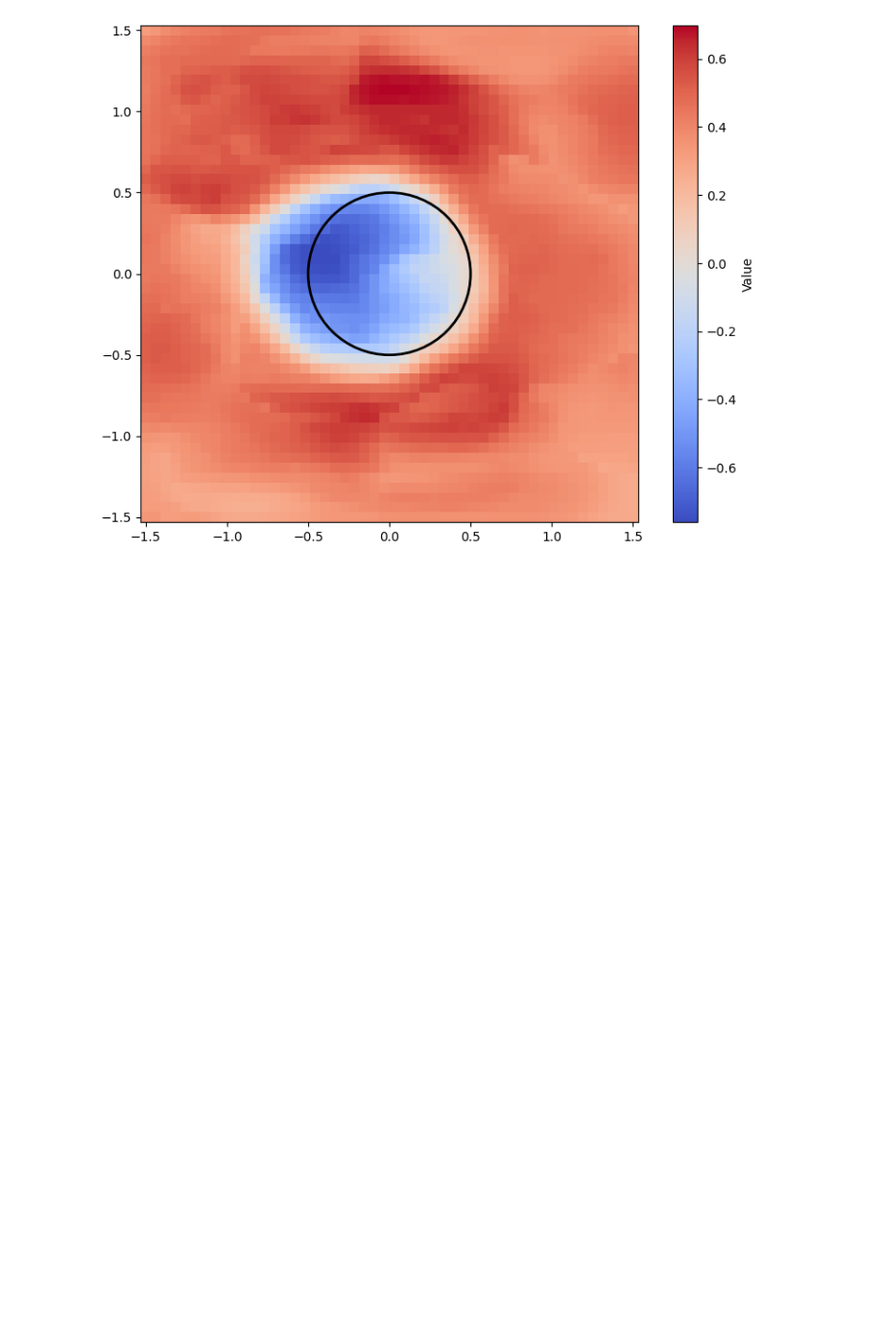
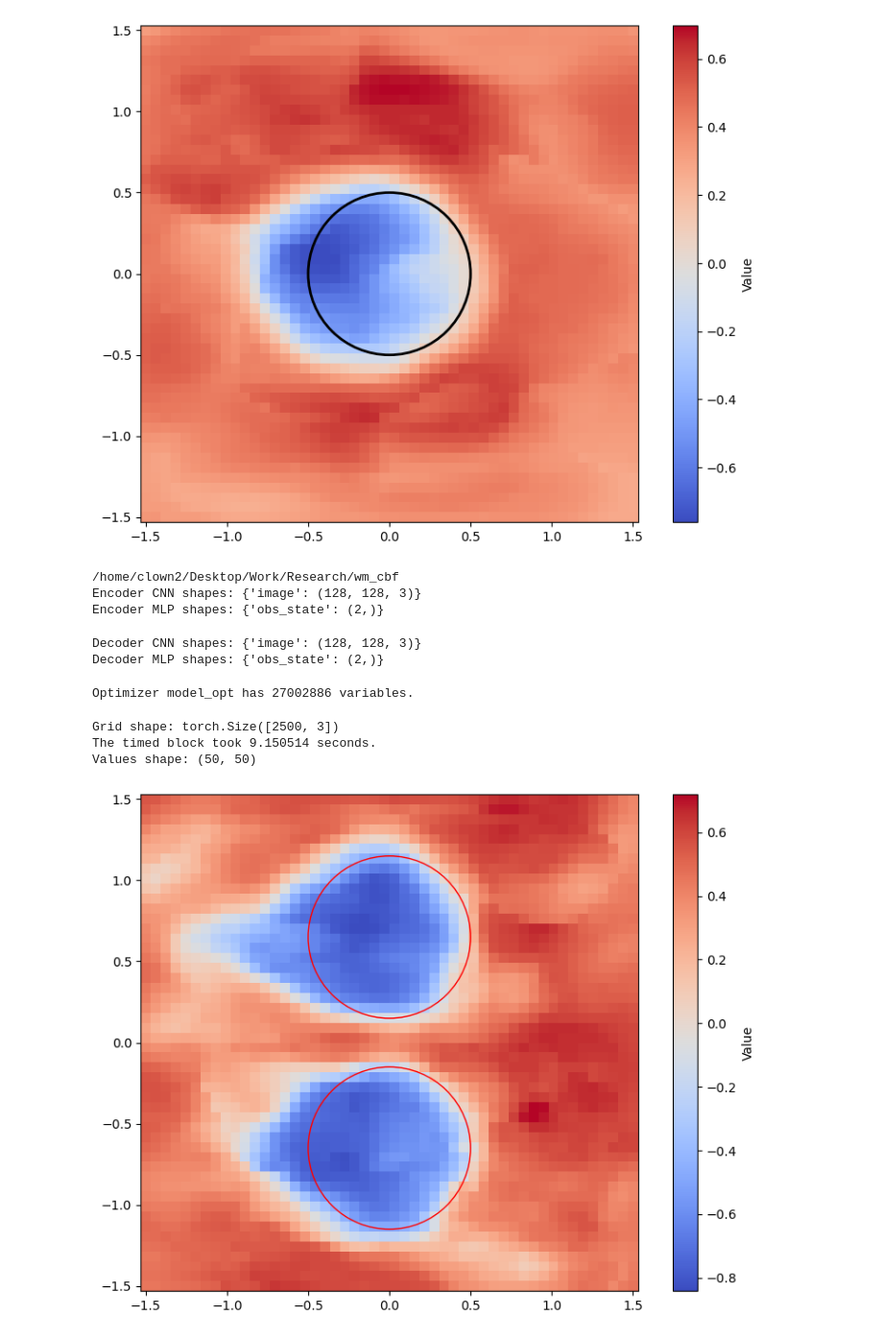
Before and after one commit to stevenwman/wm_cbf, a Jupyter notebook: visualize_brt.ipynb, the cells around one changed output. Shown at 96% size. Cells and saved outputs as stored; diff of their text form; code cells hidden in the pictures; blank space fills up the shorter version.

```diff
--- a/visualize_brt.ipynb
+++ b/visualize_brt.ipynb
@@ -63,3 +63,66 @@ Grid shape: torch.Size([2500, 3])
 The timed block took 9.130609 seconds.
 Values shape: (50, 50)
 [figure]
+# %%
+import os, sys, torch, time
+from latent_dubins_gap import LatentDubinGap
+
+dreamer_dir = 'PytorchReachability/dreamerv3-torch'
+sys.path.append(os.path.abspath(dreamer_dir))
+import tools, collections
+
+val_fn = LatentDubinGap()
+
+# create a grid of data, it should be 3xN, each of the N column should be [x,y,theta], theta is all 0, x and y should fill a grid of 100 x 100 points spanning from val_fn.args.x_min to val_fn.args.x_max and val_fn.args.y_min to val_fn.args.y_max
+x_min = -1.5
+x_max = 1.5
+
+x = torch.linspace(x_min, x_max, 50)
+y = torch.linspace(x_min, x_max, 50)
+X, Y = torch.meshgrid(x, y)
+grid = torch.stack([X.flatten(), Y.flatten(), 0*torch.pi*torch.ones_like(X.flatten())], dim=1)
+
+print("Grid shape:", grid.shape)
+
+start = time.perf_counter()
+values = val_fn.priv_state_to_V(grid[:,:])
+end = time.perf_counter()
+
+# Code after the timed block
+duration = end - start
+print(f"The timed block took {duration:.6f} seconds.")
+
+x_vals = grid[:, 0].reshape(X.shape)
+y_vals = grid[:, 1].reshape(Y.shape)
+values = values.reshape(X.shape)
+
+print("Values shape:", values.shape)
+
+
+import matplotlib.pyplot as plt
+from matplotlib.patches import Circle
+
+# Create the pixelated map
+fig, ax = plt.subplots(figsize=(8, 6))
+mesh = ax.pcolormesh(x_vals, y_vals, values, cmap='coolwarm')
+plt.colorbar(mesh, label='Value')
+
+# Add circle centered at (0,0) with radius 0.5
+for x_obs, y_obs, r_obs in zip(val_fn.args.obs_x, val_fn.args.obs_y, val_fn.args.obs_r):
+    circle = Circle((x_obs, y_obs), r_obs, edgecolor=(1,0,0), facecolor='none')
+    ax.add_patch(circle)
+
+ax.set_aspect('equal')
+plt.tight_layout()
+plt.show()
+# %% [output]
+/home/clown2/Desktop/Work/Research/wm_cbf
+Encoder CNN shapes: {'image': (128, 128, 3)}
+Encoder MLP shapes: {'obs_state': (2,)}
+Decoder CNN shapes: {'image': (128, 128, 3)}
+Decoder MLP shapes: {'obs_state': (2,)}
+Optimizer model_opt has 27002886 variables.
+Grid shape: torch.Size([2500, 3])
+The timed block took 9.150514 seconds.
+Values shape: (50, 50)
+[figure, added]
```
Also changed, not shown: 4 other files.
